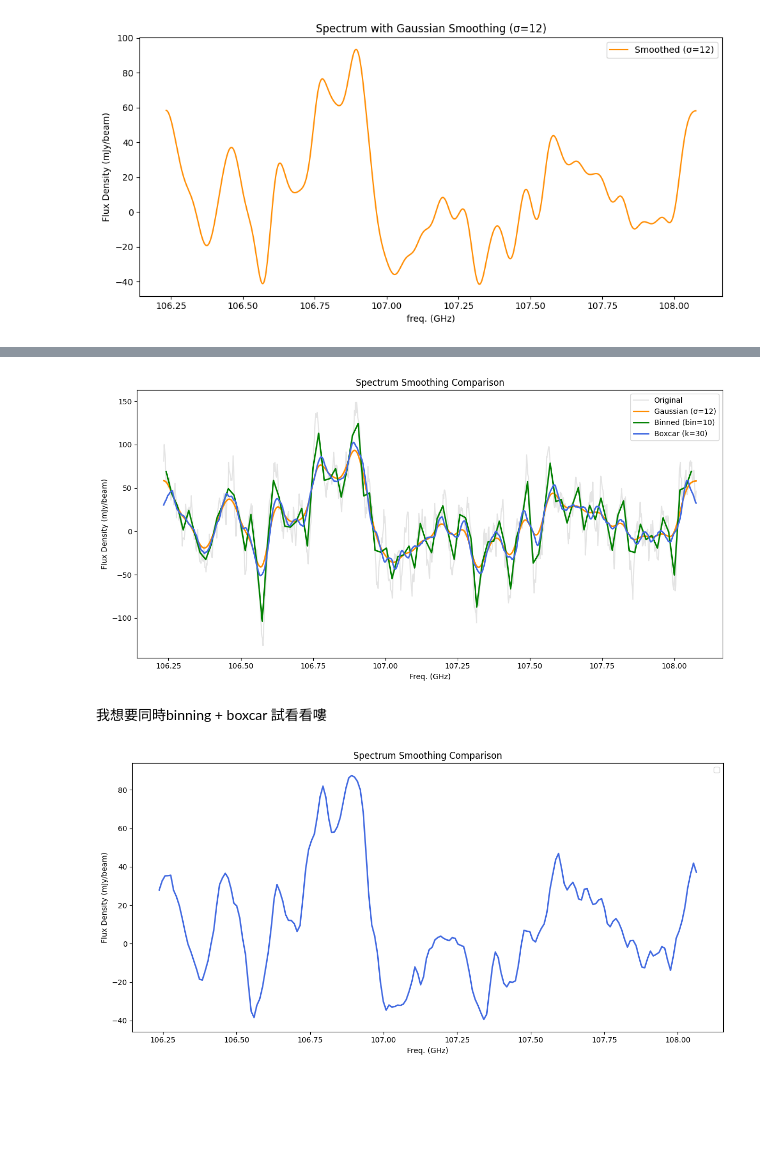
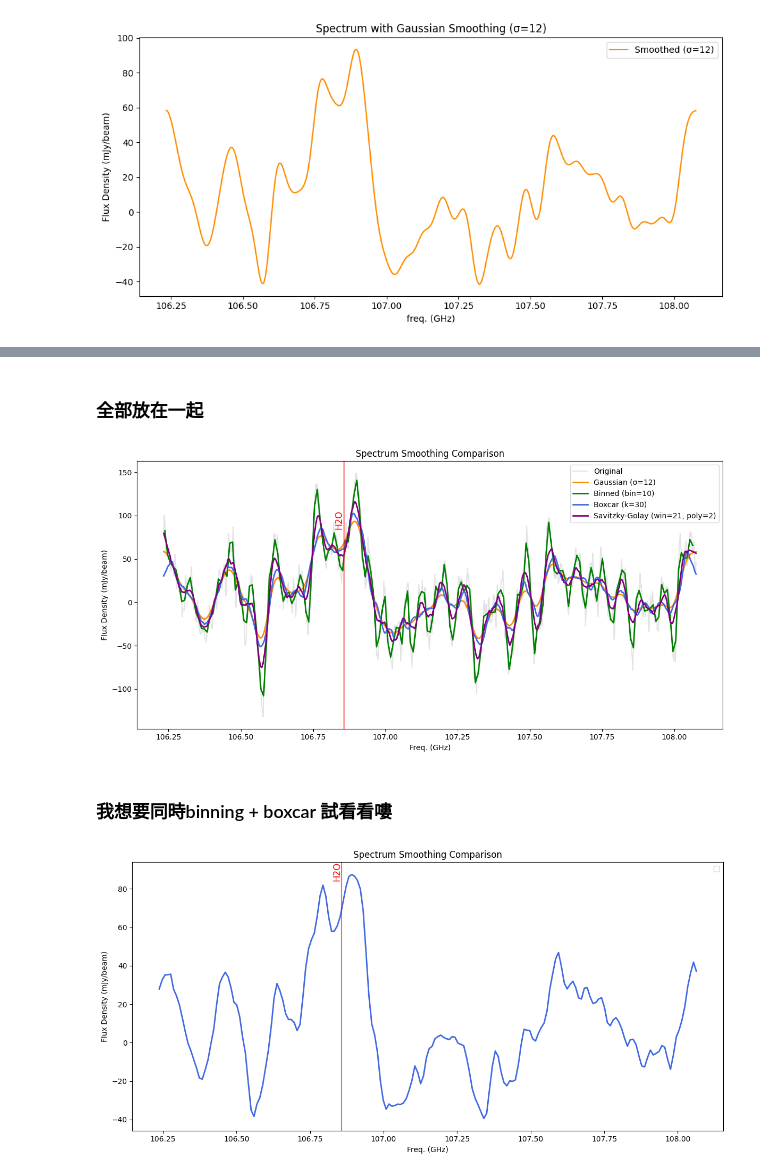
Before and after one commit to 000RF/spectral-line, a Jupyter notebook: Cloverleaf/spw27/spw27.ipynb, the cells around one changed output, grey strips where cells are left out. Drawn from its saved outputs; the diff is of its cells as text; code cells hidden in the pictures; blank space fills up the shorter version.

Commit message:
piyan, there is a new way to smooth:)

```diff
--- a/Cloverleaf/spw27/spw27.ipynb
+++ b/Cloverleaf/spw27/spw27.ipynb
@@ -109,6 +113,10 @@ y_bin = y_bin
 # %%
 plt.figure(figsize=(12, 6))
 plt.plot(x_bin, y_bin, label="Binned (bin=10)", color="green", linewidth=2)
+
+for freq, label in my_lines:
+    plt.axvline(freq, color="red", linestyle="-", alpha=0.6)
+    plt.text(freq, max(y_gauss)*0.9, label, rotation=90, color="red", fontsize=12, ha='right', va='bottom')
 
 plt.xlabel("Freq. (GHz)")
 plt.ylabel("Flux Density (mJy/beam)")
@@ -129,6 +139,11 @@ y_boxcar = boxcar_smooth(y, kernel_size=30)
 # %%
 plt.figure(figsize=(12, 6))
 plt.plot(x, y_boxcar, label="Boxcar (k=30)", color="royalblue", linewidth=2)
+
+for freq, label in my_lines:
+    plt.axvline(freq, color="red", linestyle="-", alpha=0.6)
+    plt.text(freq, max(y_gauss)*0.9, label, rotation=90, color="red", fontsize=12, ha='right', va='bottom')
+
 plt.xlabel("Freq. (GHz)")
 plt.ylabel("Flux Density (mJy/beam)")
 plt.title("Spectrum Smoothing Comparison")
@@ -139,0 +157,5 @@ plt.show()
+# %%
+def GZ_smooth(y, window_length=21, polyorder=2):
+    return savgol_filter(y, window_length=window_length, polyorder=polyorder)
+
+y_savgol = GZ_smooth(y, window_length=21, polyorder=1)
@@ -140,21 +173,28 @@ plt.show()
+# %% [markdown]
+### 全部放在一起
 # %%
 # 比較看看吧
 plt.figure(figsize=(12, 6))
 plt.plot(x, y, label="Original", color="lightgray", alpha=0.6)
 plt.plot(x, y_gauss, label="Gaussian (σ=12)", color="darkorange", linewidth=2)
 plt.plot(x_bin, y_bin, label="Binned (bin=10)", color="green", linewidth=2)
 plt.plot(x, y_boxcar, label="Boxcar (k=30)", color="royalblue", linewidth=2)
+plt.plot(x, y_savgol, label="Savitzky-Golay (win=21, poly=2)", color="purple", linewidth=2)
+
+for freq, label in my_lines:
+    plt.axvline(freq, color="red", linestyle="-", alpha=0.6)
+    plt.text(freq, max(y_gauss)*0.9, label, rotation=90, color="red", fontsize=12, ha='right', va='bottom')
 
 plt.xlabel("Freq. (GHz)")
 plt.ylabel("Flux Density (mJy/beam)")
 plt.title("Spectrum Smoothing Comparison")
 plt.legend()
 plt.tight_layout()
 plt.show()
 # %% [output]
-[figure, old version]
+[figure, new version]
 # %% [markdown]
-我想要同時binning + boxcar 試看看嘍
+### 我想要同時binning + boxcar 試看看嘍
 # %%
 #先做binning smoothing 再加入boxcar smoothing??
 x = df[df.columns[0]].values  #第一欄是頻率
@@ -167,6 +209,10 @@ y_bin_boxcar = boxcar_smooth(y_bin, kernel_size=8)
 # %%
 plt.figure(figsize=(12, 6))
 plt.plot(x_bin, y_bin_boxcar, color="royalblue", linewidth=2)
+
+for freq, label in my_lines:
+    plt.axvline(freq, color="red", linestyle="-", alpha=0.6)
+    plt.text(freq, max(y_gauss)*0.9, label, rotation=90, color="red", fontsize=12, ha='right', va='bottom')
 
 plt.xlabel("Freq. (GHz)")
 plt.ylabel("Flux Density (mJy/beam)")
@@ -175,4 +221,4 @@ plt.legend()
 plt.tight_layout()
 plt.show()
 # %% [output]
-[figure, old version]
+[figure, new version]
```
Also changed, not shown: parts of 17 cells of this notebook.
